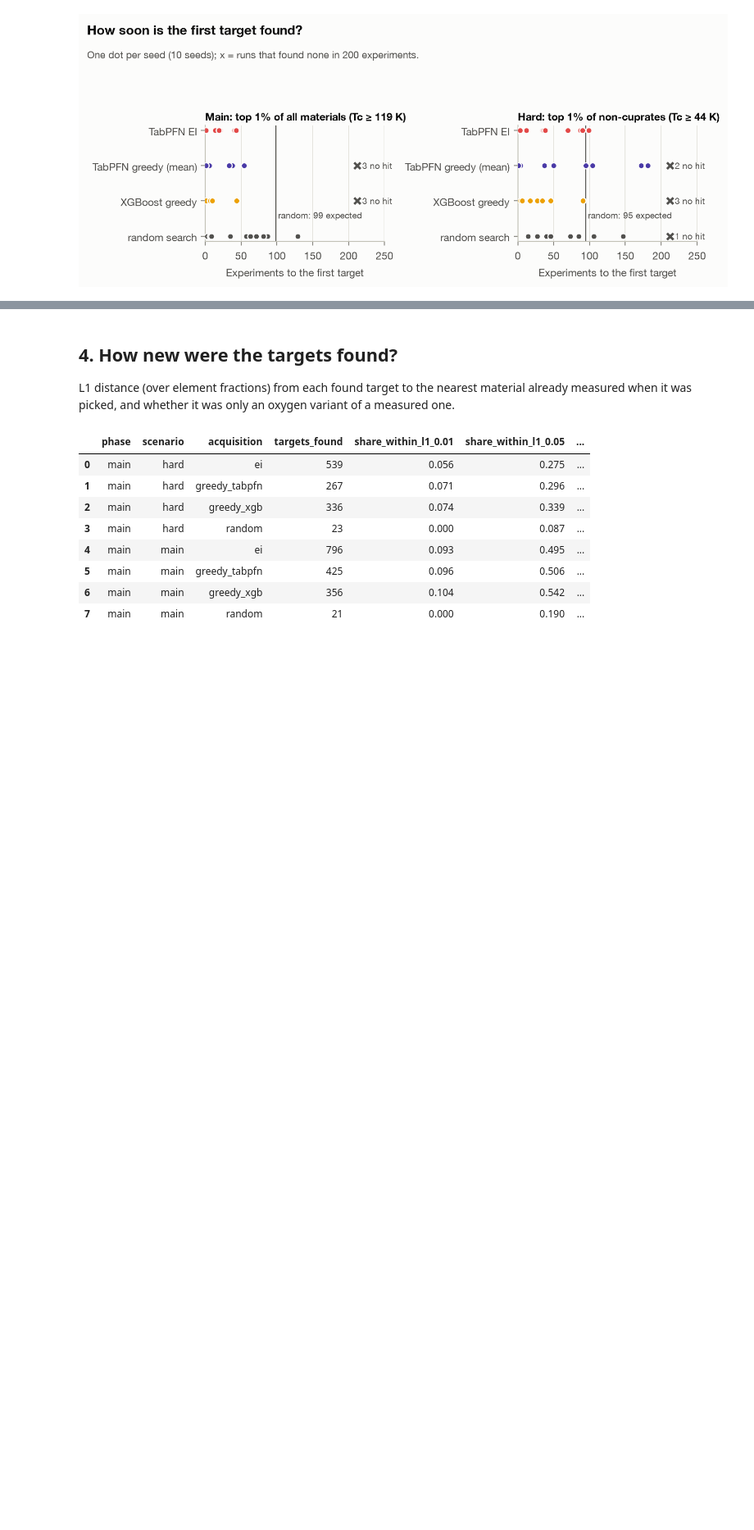
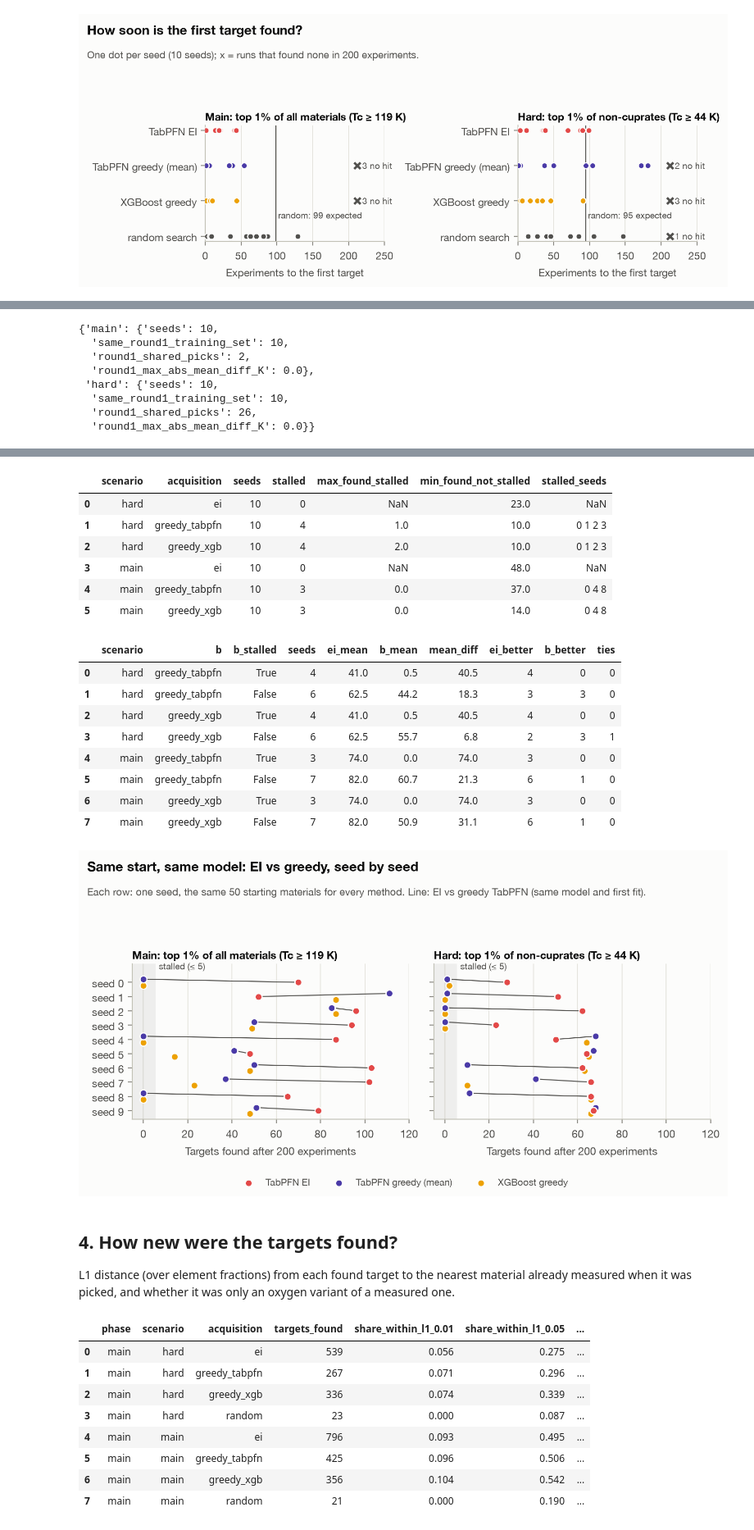
Before and after one commit to qeremeren/Superconductivity-Data-Analysis, a Jupyter notebook: notebooks/04_discovery.ipynb, the cells around one changed output, grey strips where cells are left out. Shown at 82% size. Cells and saved outputs as stored; diff of their text form; code cells hidden in the pictures; blank space fills up the shorter version.

```diff
--- a/notebooks/04_discovery.ipynb
+++ b/notebooks/04_discovery.ipynb
@@ -110,0 +104,17 @@ pd.read_csv(D / "paired.csv").round(2)
+# %%
+display(json.loads((D / "ablation_check.json").read_text()))
+paired = pd.read_csv(D / "paired.csv")
+display(paired[paired.b != "random"].round(1))
+display(pd.read_csv(D / "paired_seeds.csv"))
+display(pd.read_csv(D / "stalls.csv"))
+display(pd.read_csv(D / "paired_by_stall.csv").round(1))
+display(Image(FIG / "per_seed.png"))
+# %% [output]
+{'main': {'seeds': 10,
+  'same_round1_training_set': 10,
+  'round1_shared_picks': 2,
+  'round1_max_abs_mean_diff_K': 0.0},
+ 'hard': {'seeds': 10,
+  'same_round1_training_set': 10,
+  'round1_shared_picks': 26,
+  'round1_max_abs_mean_diff_K': 0.0}}
@@ -111,3 +151,20 @@ pd.read_csv(D / "paired.csv").round(2)
+|  | scenario | acquisition | seeds | stalled | max_found_stalled | min_found_not_stalled | stalled_seeds |
+| 0 | hard | ei | 10 | 0 | NaN | 23.0 | NaN |
+| 1 | hard | greedy_tabpfn | 10 | 4 | 1.0 | 10.0 | 0 1 2 3 |
+| 2 | hard | greedy_xgb | 10 | 4 | 2.0 | 10.0 | 0 1 2 3 |
+| 3 | main | ei | 10 | 0 | NaN | 48.0 | NaN |
+| 4 | main | greedy_tabpfn | 10 | 3 | 0.0 | 37.0 | 0 4 8 |
+| 5 | main | greedy_xgb | 10 | 3 | 0.0 | 14.0 | 0 4 8 |
+|  | scenario | b | b_stalled | seeds | ei_mean | b_mean | mean_diff | ei_better | b_better | ties |
+| 0 | hard | greedy_tabpfn | True | 4 | 41.0 | 0.5 | 40.5 | 4 | 0 | 0 |
+| 1 | hard | greedy_tabpfn | False | 6 | 62.5 | 44.2 | 18.3 | 3 | 3 | 0 |
+| 2 | hard | greedy_xgb | True | 4 | 41.0 | 0.5 | 40.5 | 4 | 0 | 0 |
+| 3 | hard | greedy_xgb | False | 6 | 62.5 | 55.7 | 6.8 | 2 | 3 | 1 |
+| 4 | main | greedy_tabpfn | True | 3 | 74.0 | 0.0 | 74.0 | 3 | 0 | 0 |
+| 5 | main | greedy_tabpfn | False | 7 | 82.0 | 60.7 | 21.3 | 6 | 1 | 0 |
+| 6 | main | greedy_xgb | True | 3 | 74.0 | 0.0 | 74.0 | 3 | 0 | 0 |
+| 7 | main | greedy_xgb | False | 7 | 82.0 | 50.9 | 31.1 | 6 | 1 | 0 |
+[figure, added]
 # %% [markdown]
 ## 4. How new were the targets found?
 L1 distance (over element fractions) from each found target to the nearest material already
```
Also changed, not shown: parts of 4 cells of this notebook, 10 other files.
